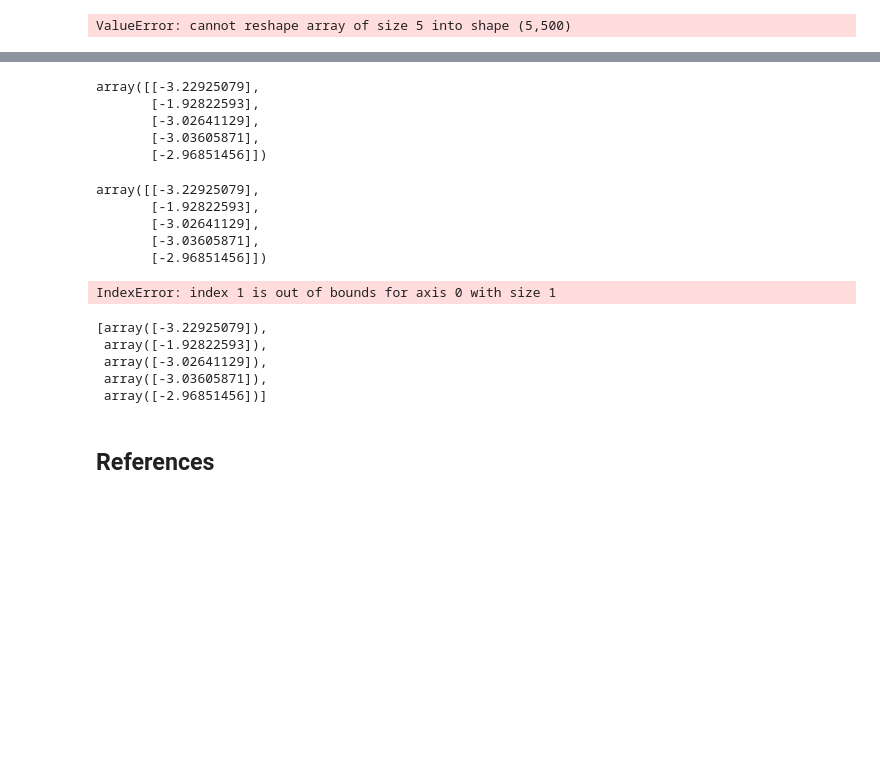
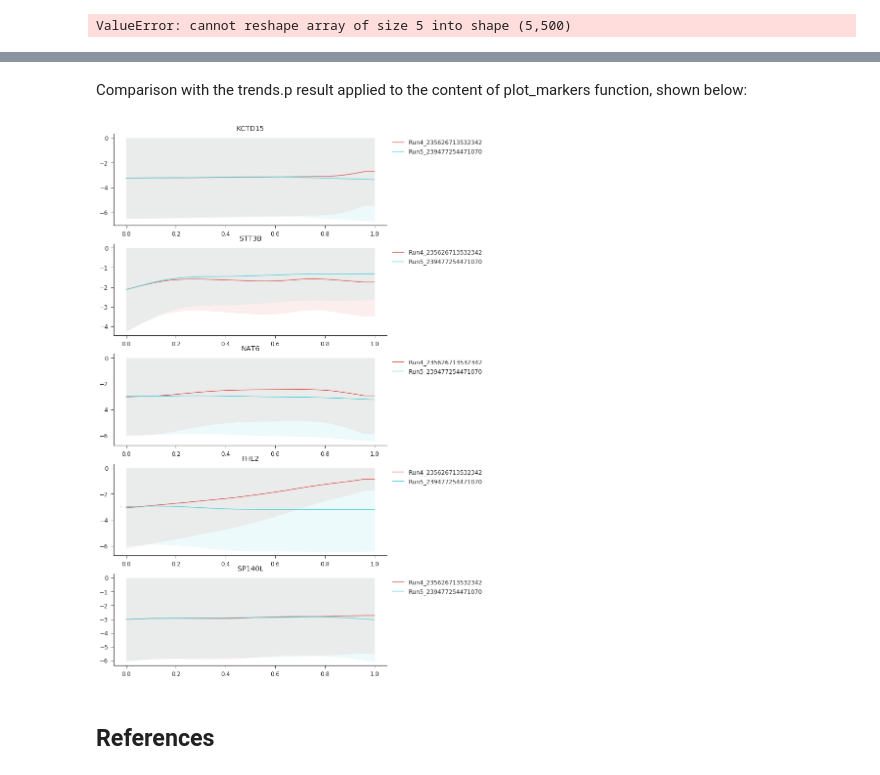
Before and after one commit to helenjin/scanalysis, a Jupyter notebook: notebooks/SCAnalysis.ipynb, the cells around one changed output, grey strips where cells are left out. Cells and saved outputs as stored; diff of their text form; code cells hidden in the pictures; blank space fills up the shorter version.

```diff
--- a/notebooks/SCAnalysis.ipynb
+++ b/notebooks/SCAnalysis.ipynb
@@ -821,0 +817,2 @@ trends = [res1[i][0] for i in range(len(res1))]
+# %%
+trends = scanalysis.io.loadsave.load("/Users/hjin/trends.p")
@@ -830,30 +841,2 @@ trends
-# %%
-np.ravel(trends).reshape([mb_data_f5.shape[0], len(der.traj_bins)])
-# %% [output]
-array([[-3.22925079],
-       [-1.92822593],
-       [-3.02641129],
-       [-3.03605871],
-       [-2.96851456]])
-# %%
-
-np.ravel(trends).reshape([mb_data_f5.shape[0],
-					1])
-# %% [output]
-array([[-3.22925079],
-       [-1.92822593],
-       [-3.02641129],
-       [-3.03605871],
-       [-2.96851456]])
-# %%
-stds = [res1[i][1] for i in range(len(res))]
-# %% [output]
-IndexError: index 1 is out of bounds for axis 0 with size 1
-# %%
-res1
-# %% [output]
-[array([-3.22925079]),
- array([-1.92822593]),
- array([-3.02641129]),
- array([-3.03605871]),
- array([-2.96851456])]
+# %% [markdown]
+Comparison with the trends.p result applied to the content of plot_markers function, shown below:
@@ -860,3 +845,30 @@ res1
+# %%
+branches = der.branch_prob.columns
+marker_trends, marker_std = trends, trends
+
+# Generate colors
+colors = sns.color_palette('hls', len(branches))
+colors = pd.Series(list(colors), index=branches)
+
+# Separate panel for each marker
+fig = plt.figure(figsize=[10, 4 * mb_data_f5.shape[0]])
+for i, marker in enumerate(mb_data_f5.index):
+    ax = fig.add_subplot(mb_data_f5.shape[0], 1, i+1)
+
+    # Plot each branch
+    for branch in branches:
+        # Trend
+        means = marker_trends[branch].loc[marker, :]
+        ax.plot( der.traj_bins, means, color=colors[branch], label=branch)
+
+        # Standard deviation
+        stds = marker_std[branch].loc[marker, :]
+        plt.fill_between(der.traj_bins, means - stds, means + stds, alpha=0.1, color=colors[branch])
+    ax.legend(loc=2, bbox_to_anchor=(1, 1), fontsize=12)
+    ax.set_title(marker)
+sns.despine()
+# %% [output]
+[figure, added]
 # %% [markdown]
 <a id="ref"></a>
 ## References
```
Also changed, not shown: parts of 29 cells of this notebook, 1 other file.
